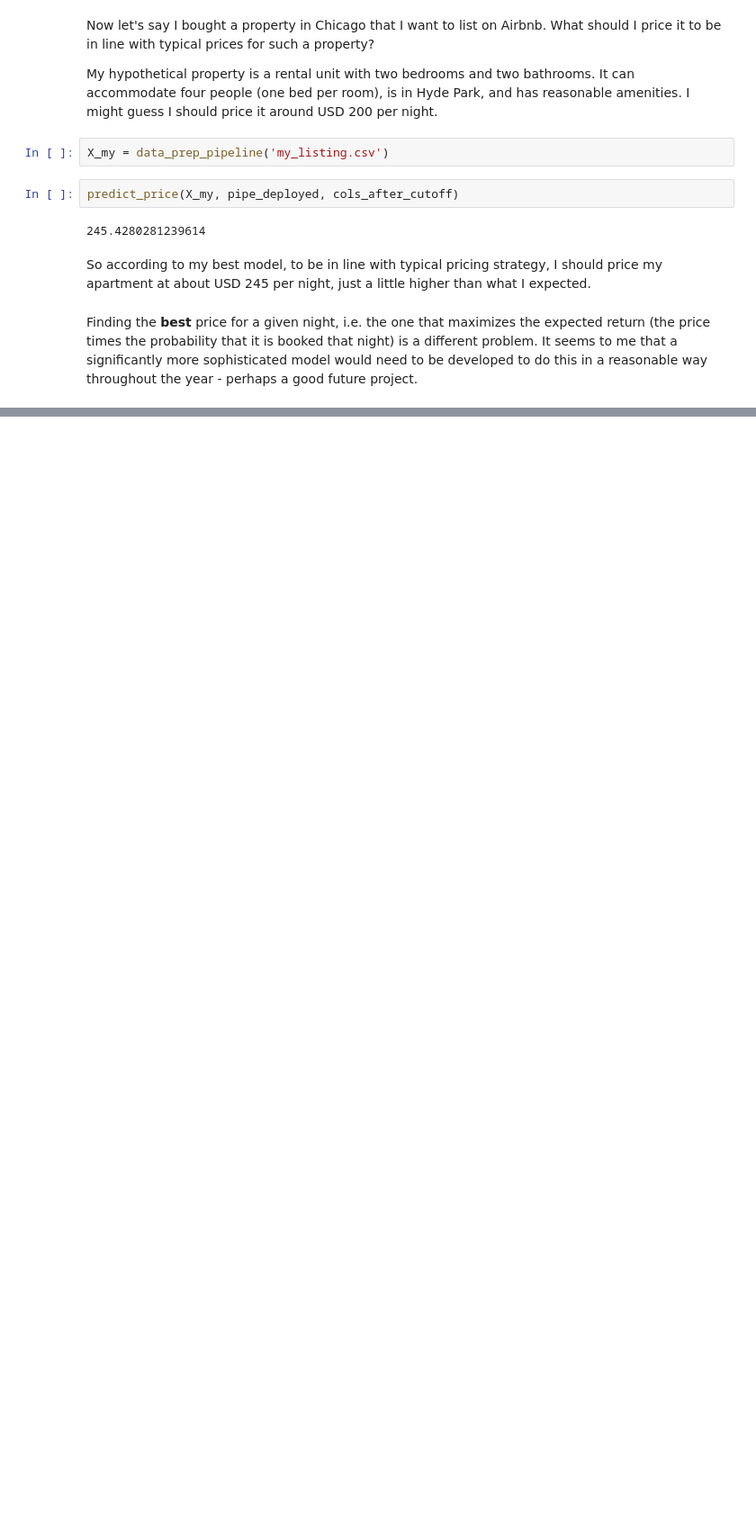
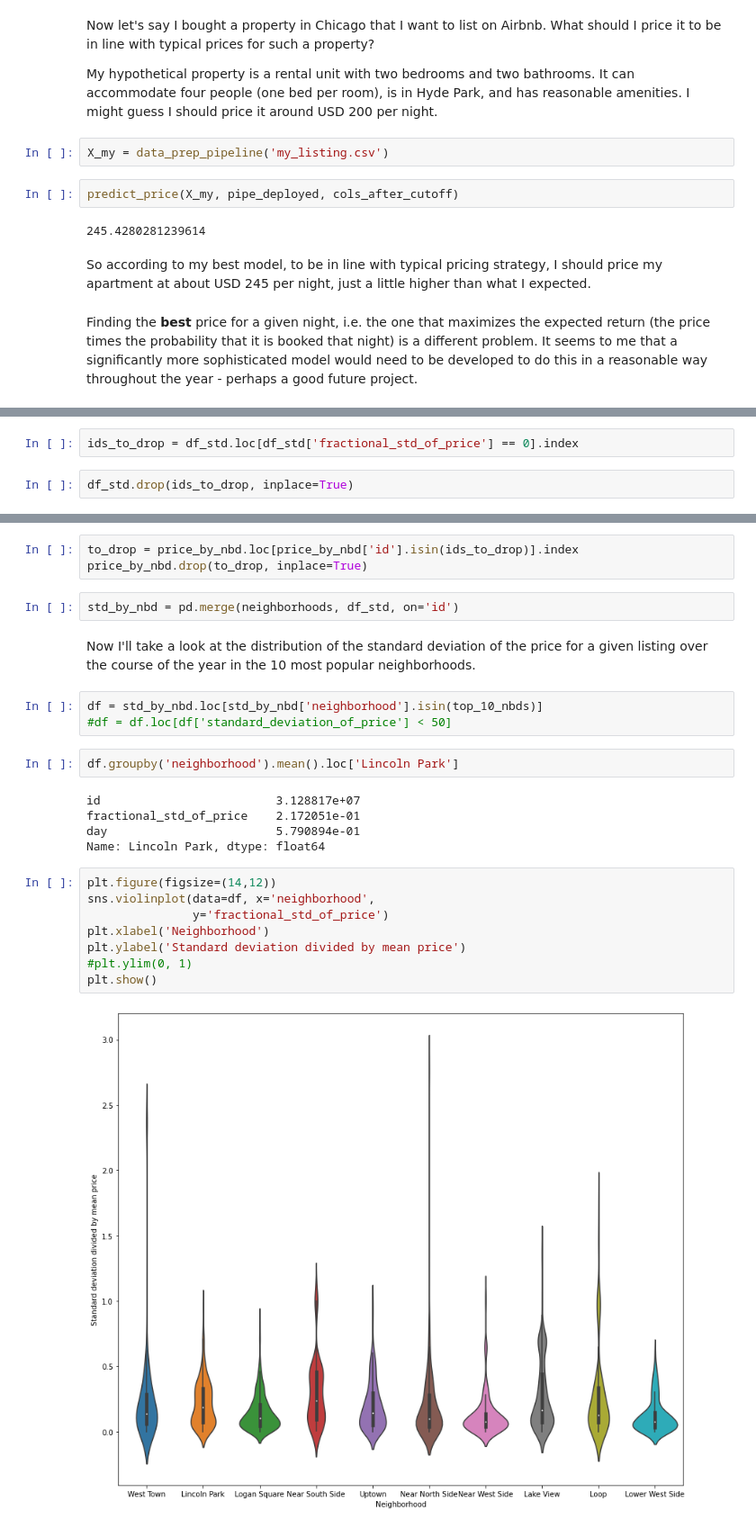
Before and after one commit to tdauer2718/airbnb-chicago, a Jupyter notebook: Chicago Airbnb analysis.ipynb, the cells around one changed output, grey strips where cells are left out. Shown at 90% size. Cells and saved outputs as stored; diff of their text form; blank space fills up the shorter version.

Commit message:
Started Part 2, analysis of variation in price with time by neighborhood.

```diff
--- a/Chicago Airbnb analysis.ipynb
+++ b/Chicago Airbnb analysis.ipynb
@@ -1142,0 +1205,4 @@ Finding the **best** price for a given night, i.e. the one that maximizes the ex
+# %%
+ids_to_drop = df_std.loc[df_std['fractional_std_of_price'] == 0].index
+# %%
+df_std.drop(ids_to_drop, inplace=True)
@@ -1142,0 +1211,27 @@ Finding the **best** price for a given night, i.e. the one that maximizes the ex
+# %%
+to_drop = price_by_nbd.loc[price_by_nbd['id'].isin(ids_to_drop)].index
+price_by_nbd.drop(to_drop, inplace=True)
+# %%
+std_by_nbd = pd.merge(neighborhoods, df_std, on='id')
+# %% [markdown]
+Now I'll take a look at the distribution of the standard deviation of the price for a given listing over the course of the year in the 10 most popular neighborhoods.
+# %%
+df = std_by_nbd.loc[std_by_nbd['neighborhood'].isin(top_10_nbds)]
+#df = df.loc[df['standard_deviation_of_price'] < 50]
+# %%
+df.groupby('neighborhood').mean().loc['Lincoln Park']
+# %% [output]
+id                         3.128817e+07
+fractional_std_of_price    2.172051e-01
+day                        5.790894e-01
+Name: Lincoln Park, dtype: float64
+# %%
+plt.figure(figsize=(14,12))
+sns.violinplot(data=df, x='neighborhood',
+               y='fractional_std_of_price')
+plt.xlabel('Neighborhood')
+plt.ylabel('Standard deviation divided by mean price')
+#plt.ylim(0, 1)
+plt.show()
+# %% [output]
+[figure, added]
```
Also changed, not shown: parts of 34 cells of this notebook.
